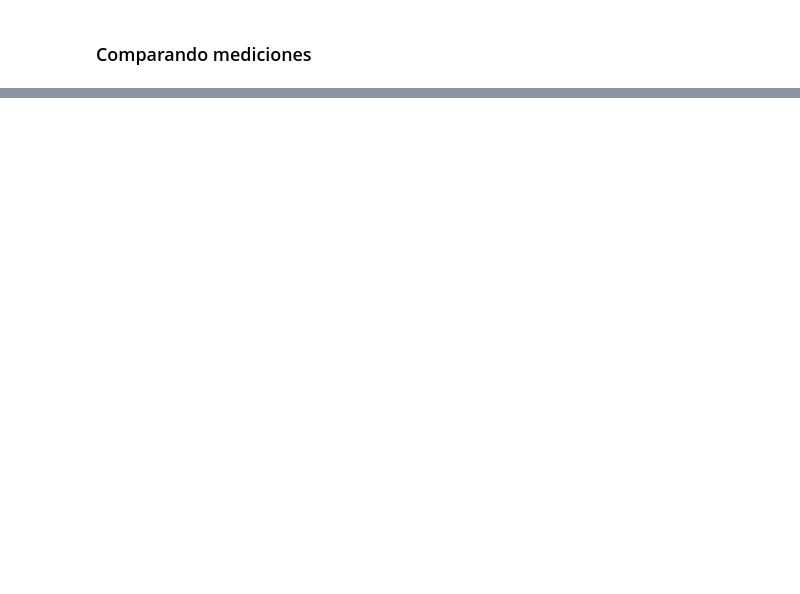
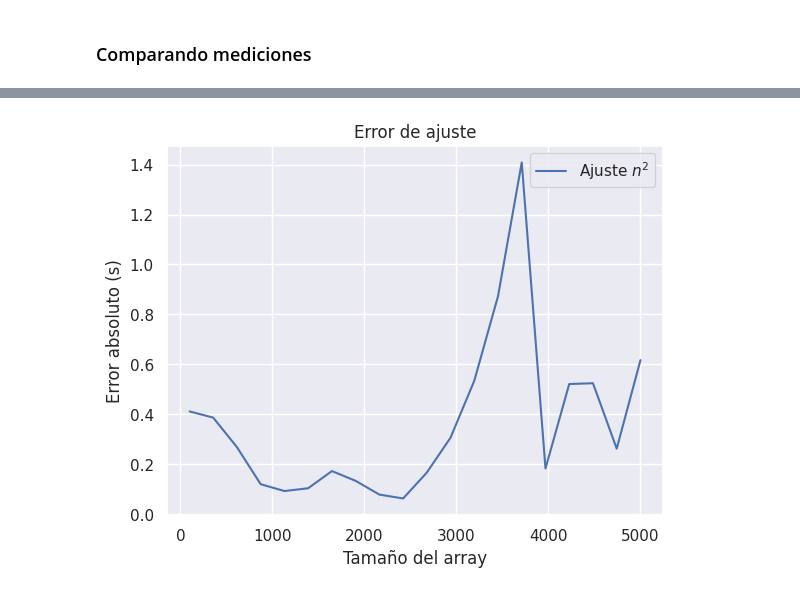
Before and after one commit to Akselas/TDA_TP_INTEGRADOR, a Jupyter notebook: mediciones.ipynb, the cells around one changed output, grey strips where cells are left out. Saved outputs shown, nothing was run; the diff lists cells and outputs as text; code cells hidden in the pictures; blank space fills up the shorter version.

```diff
--- a/mediciones.ipynb
+++ b/mediciones.ipynb
@@ -184,0 +191,11 @@ None
+# %%
+ax: plt.Axes
+fig, ax = plt.subplots()
+ax.plot(x, errors, label="Ajuste $n^2$")
+ax.set_title('Error de ajuste')
+ax.set_xlabel('Tamaño del array')
+ax.set_ylabel('Error absoluto (s)')
+ax.legend()
+None
+# %% [output]
+[figure, added]
```
Also changed, not shown: parts of 20 cells of this notebook, 5 other files.
